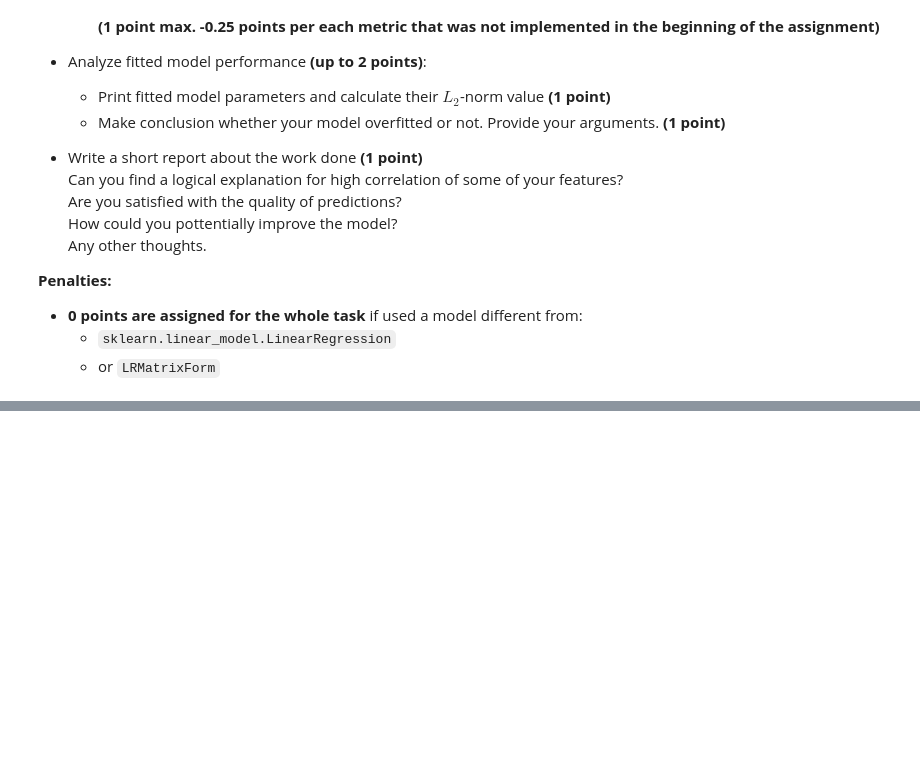
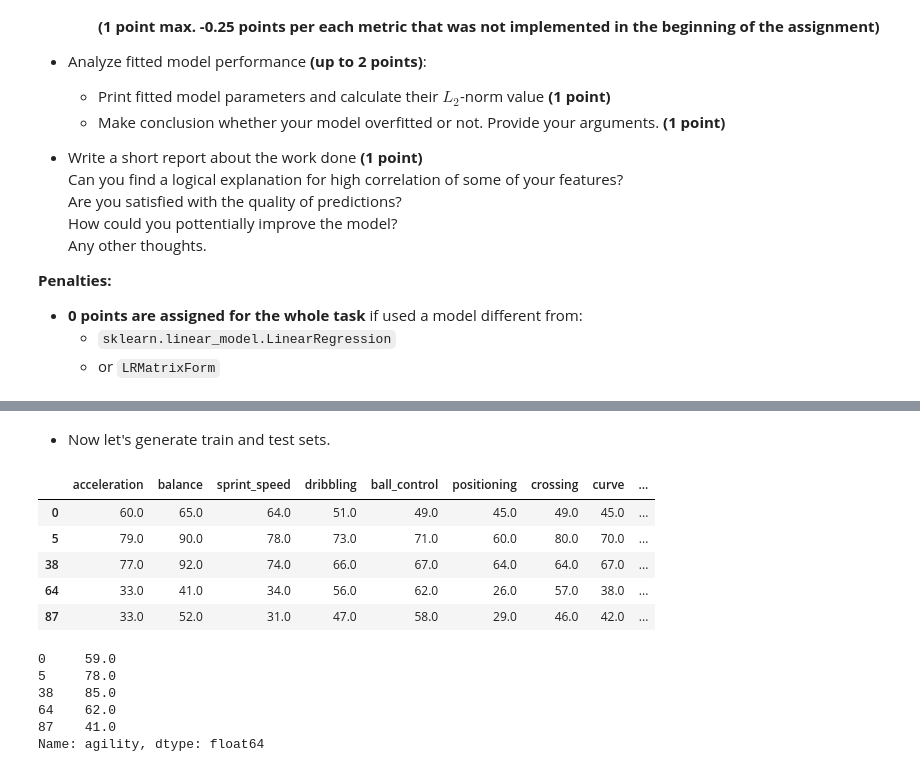
Before and after one commit to alsing/ml-intro-rs-school, a Jupyter notebook: 3 - Linear Regression/linear_regression.ipynb, the cells around one changed output, grey strips where cells are left out. Drawn from its saved outputs; the diff is of its cells as text; code cells hidden in the pictures; blank space fills up the shorter version.

```diff
--- a/3 - Linear Regression/linear_regression.ipynb
+++ b/3 - Linear Regression/linear_regression.ipynb
@@ -1623,0 +1676,20 @@ Steps you need to follow:
+# %% [markdown]
+* Now let's generate train and test sets.
+# %%
+x_train, y_train, x_test, y_test = get_train_test_data(features, target)
+# %%
+display(x_train.head())
+display(y_train.head())
+# %% [output]
+|  | acceleration | balance | sprint_speed | dribbling | ball_control | positioning | crossing | curve | ... |
+| 0 | 60.0 | 65.0 | 64.0 | 51.0 | 49.0 | 45.0 | 49.0 | 45.0 | ... |
+| 5 | 79.0 | 90.0 | 78.0 | 73.0 | 71.0 | 60.0 | 80.0 | 70.0 | ... |
+| 38 | 77.0 | 92.0 | 74.0 | 66.0 | 67.0 | 64.0 | 64.0 | 67.0 | ... |
+| 64 | 33.0 | 41.0 | 34.0 | 56.0 | 62.0 | 26.0 | 57.0 | 38.0 | ... |
+| 87 | 33.0 | 52.0 | 31.0 | 47.0 | 58.0 | 29.0 | 46.0 | 42.0 | ... |
+0     59.0
+5     78.0
+38    85.0
+64    62.0
+87    41.0
+Name: agility, dtype: float64
```
Also changed, not shown: parts of 47 cells of this notebook.
